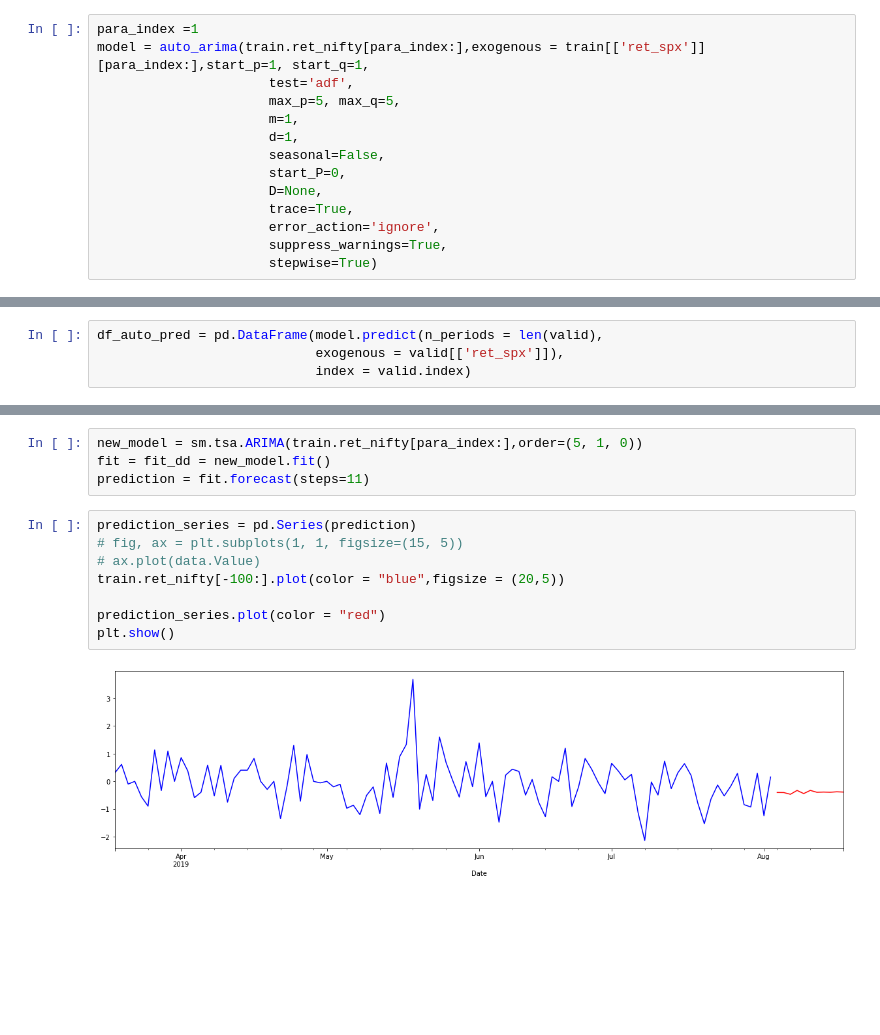
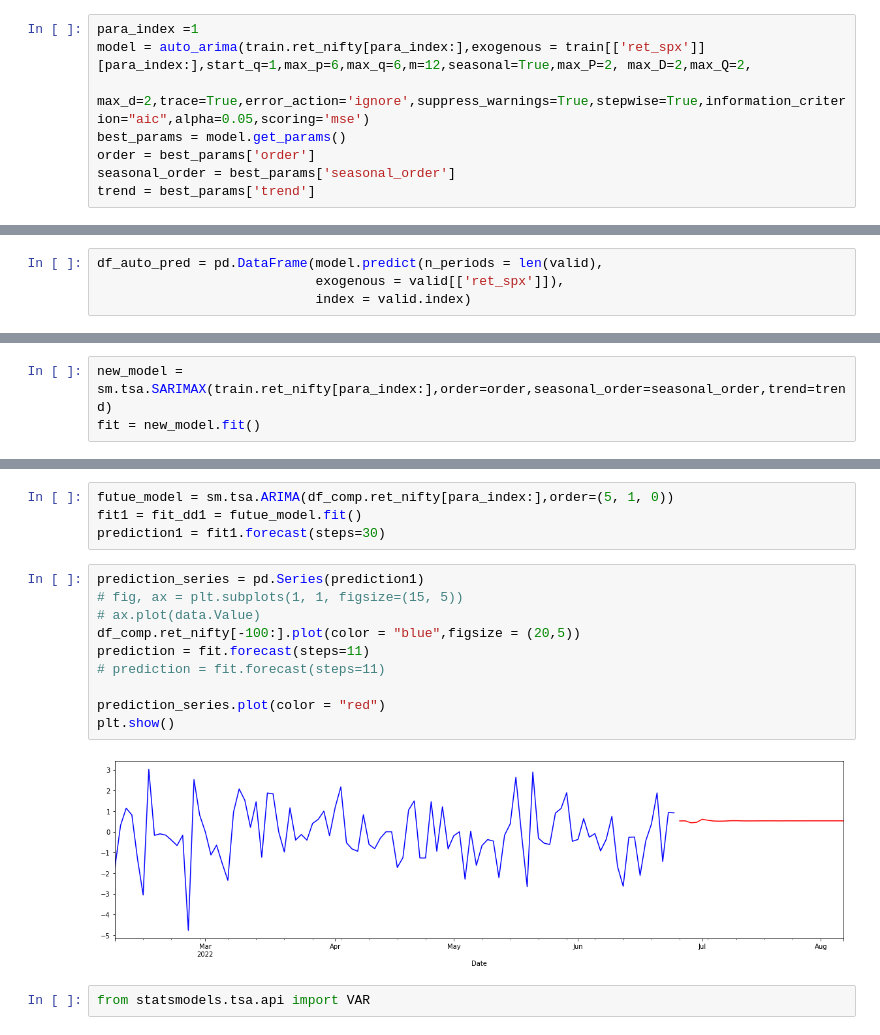
Before and after one commit to vvvipindsm/Interview, a Jupyter notebook: predcition_v1.ipynb, the cells around one changed output, grey strips where cells are left out. Cells and saved outputs as stored; diff of their text form; blank space fills up the shorter version.

```diff
--- a/predcition_v1.ipynb
+++ b/predcition_v1.ipynb
@@ -68,17 +85,11 @@ train, valid = df_comp.iloc[:size], df_comp.iloc[size:]
 from pmdarima.arima import auto_arima
 # %%
 para_index =1
-model = auto_arima(train.ret_nifty[para_index:],exogenous = train[['ret_spx']][para_index:],start_p=1, start_q=1,
-                      test='adf',
-                      max_p=5, max_q=5,
-                      m=1,
-                      d=1,
-                      seasonal=False,
-                      start_P=0,
-                      D=None,
-                      trace=True,
-                      error_action='ignore',
-                      suppress_warnings=True,
-                      stepwise=True)
+model = auto_arima(train.ret_nifty[para_index:],exogenous = train[['ret_spx']][para_index:],start_q=1,max_p=6,max_q=6,m=12,seasonal=True,max_P=2, max_D=2,max_Q=2,
+                            max_d=2,trace=True,error_action='ignore',suppress_warnings=True,stepwise=True,information_criterion="aic",alpha=0.05,scoring='mse')
+best_params = model.get_params()
+order = best_params['order']
+seasonal_order = best_params['seasonal_order']
+trend = best_params['trend']
 # %% [output]
 Performing stepwise search to minimize aic
@@ -118,0 +128,3 @@ plt.show()
+# %%
+new_model = sm.tsa.SARIMAX(train.ret_nifty[para_index:],order=order,seasonal_order=seasonal_order,trend=trend)
+fit = new_model.fit()
@@ -119,14 +164,18 @@ plt.show()
 # %%
-new_model = sm.tsa.ARIMA(train.ret_nifty[para_index:],order=(5, 1, 0))
-fit = fit_dd = new_model.fit()
-prediction = fit.forecast(steps=11)
+futue_model = sm.tsa.ARIMA(df_comp.ret_nifty[para_index:],order=(5, 1, 0))
+fit1 = fit_dd1 = futue_model.fit()
+prediction1 = fit1.forecast(steps=30)
 # %%
-prediction_series = pd.Series(prediction)
+prediction_series = pd.Series(prediction1)
 # fig, ax = plt.subplots(1, 1, figsize=(15, 5))
 # ax.plot(data.Value)
-train.ret_nifty[-100:].plot(color = "blue",figsize = (20,5))
+df_comp.ret_nifty[-100:].plot(color = "blue",figsize = (20,5))
+prediction = fit.forecast(steps=11)
+# prediction = fit.forecast(steps=11)
 
 prediction_series.plot(color = "red")
 plt.show()
 # %% [output]
-[figure, old version]
+[figure, new version]
+# %%
+from statsmodels.tsa.api import VAR
```
Also changed, not shown: parts of 7 cells of this notebook.
